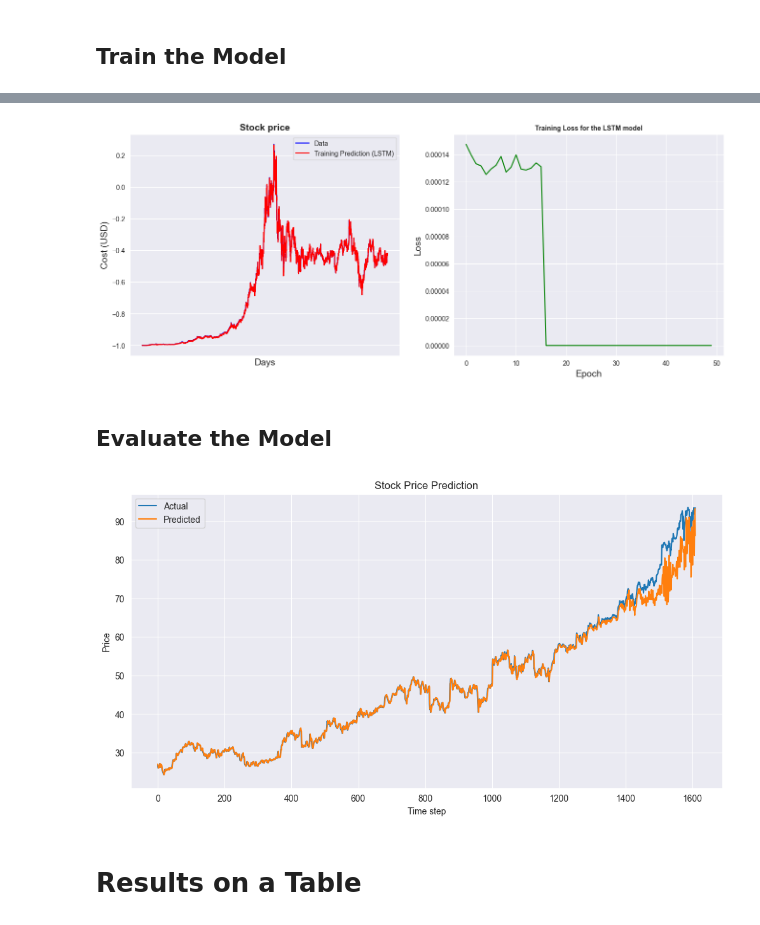
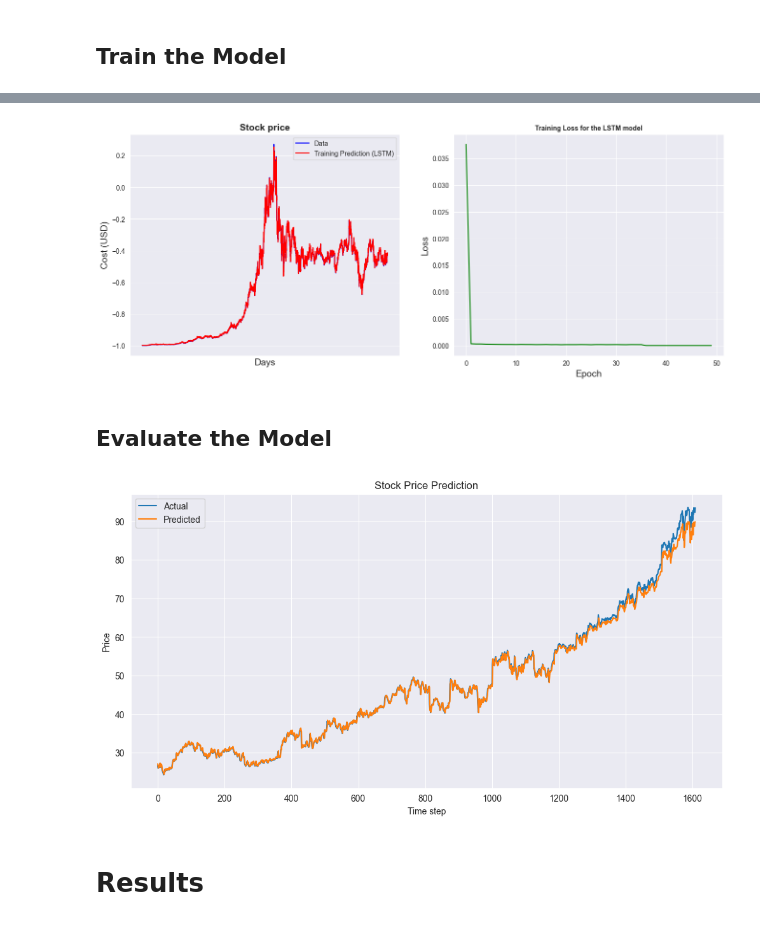
Before and after one commit to defnemeric/microsoft-project-summer, a Jupyter notebook: stock-prediction-pytorch.ipynb, the cells around one changed output, grey strips where cells are left out. Drawn from its saved outputs; the diff is of its cells as text; code cells hidden in the pictures.

```diff
--- a/stock-prediction-pytorch.ipynb
+++ b/stock-prediction-pytorch.ipynb
@@ -338,9 +340,9 @@ learning_rate = study.best_params['lr']
 batch_size = study.best_params['batch_size']
 # %%
 # Initialize the model, loss function, and optimizer
-model = LSTM(input_dim=input_dim, hidden_dim=hidden_dim, output_dim=output_dim, num_layers=num_layers)
-loss_fn = torch.nn.MSELoss(reduction='mean')
-optimizer = torch.optim.Adam(model.parameters(), lr=learning_rate)
+model = LSTM(input_dim=input_dim, hidden_dim=hidden_dim, output_dim=output_dim, num_layers=num_layers).to(device)
+loss_fn = torch.nn.MSELoss(reduction='mean') # mean squared error loss
+optimizer = torch.optim.Adam(model.parameters(), lr=learning_rate) # Adam optimizer
 # %%
 # Create TensorDatasets
 train_dataset = TensorDataset(x_train, y_train_lstm)
@@ -352,14 +354,17 @@ val_loader = DataLoader(val_dataset, batch_size=batch_size, shuffle=False)
 # %% [markdown]
 ## Train the Model
 # %%
-hist = np.zeros(num_epochs)
-def train_model(model, loss_fn, optimizer, train_loader, val_loader, num_epochs=num_epochs, patience=10):
+
+def train_model(model, loss_fn, optimizer, train_loader, val_loader, num_epochs=50, patience=10):
     early_stopping = EarlyStopping(patience=patience)
     best_val_loss = float('inf')
     best_train_loss = float('inf')
+    best_epoch = 0
     start_time = time.time()
 
-    for epoch in range(num_epochs):
+    hist = np.zeros(num_epochs)
+
+    for epoch in trange(num_epochs, desc="Training Progress"):
         model.train()
         total_train_loss = 0
         for x_batch, y_batch in train_loader:
@@ -384,17 +389,21 @@ def train_model(model, loss_fn, optimizer, train_loader, val_loader, num_epochs=
 
         avg_val_loss = total_val_loss / len(val_loader)
         hist[epoch] = avg_train_loss
-        print(f"Epoch {epoch+1}/{num_epochs}, Train Loss: {avg_train_loss:.6f}, Val Loss: {avg_val_loss:.6f}")
+
+        print(f"Epoch {epoch+1}/{num_epochs} | Train Loss: {avg_train_loss:.6f} | Val Loss: {avg_val_loss:.6f}")
+
+        if avg_val_loss < best_val_loss:
+            best_val_loss = avg_val_loss
+            best_train_loss = avg_train_loss
+            best_epoch = epoch
 
         if early_stopping(avg_val_loss):
             print(f"Early stopping triggered at epoch {epoch+1}")
             break
 
-        best_train_loss = avg_train_loss
+    training_time = time.time() - start_time
+    print(f"Best epoch: {best_epoch+1} | Best Val Loss: {best_val_loss:.6f}")
+    return best_train_loss, best_val_loss, training_time, hist
 
-    training_time = time.time() - start_time
-    return best_train_loss, avg_val_loss, training_time
-
-
-train_model(model, loss_fn, optimizer, train_loader, val_loader, num_epochs)
+train_mse, val_mse, train_time, hist = train_model(model, loss_fn, optimizer, train_loader, val_loader, num_epochs=50)
 # %% [output]
@@ -446,42 +450,42 @@ plt.savefig('images/lstm_training_loss.png')
 
 # The training prediction for the LSTM model is really good.
 # %% [output]
-[figure, old version]
+[figure, new version]
 # %% [markdown]
 ## Evaluate the Model
 # %%
 def evaluate_model(model, x_test, y_test, scaler):
     model.eval()
     with torch.no_grad():
-        predictions = model(x_test).to(device)
+        predictions = model(x_test)
         true_values = y_test.cpu().numpy()
 
     # Inverse scale
     predictions_rescaled = scaler.inverse_transform(predictions.cpu().numpy())
 
     true_rescaled = scaler.inverse_transform(true_values)
 
     return predictions_rescaled, true_rescaled
 
 predicted, actual = evaluate_model(model, x_test, y_test_lstm, scaler)
 
 # Plot
 import matplotlib.pyplot as plt
 plt.figure(figsize=(12,6))
 plt.plot(actual, label="Actual")
 plt.plot(predicted, label="Predicted")
 plt.title("Stock Price Prediction")
 plt.xlabel("Time step")
 plt.ylabel("Price")
 plt.legend()
 plt.savefig('images/lstm_prediction.png')
 plt.show()
 
 # The model was performing better at the training dataset than the test dataset, which is a common issue in machine learning when overfitting occurs.
 # LSTM model is composed of a cell, an input gate, an output gate, and a forget gate. This complicated model needs a lot of data to train properly
 # If the model is trained on a small dataset (like the one I used here), it can lead to overfitting, where the model learns the training data too well and fails to generalize to new data.
 # %% [output]
-[figure, old version]
+[figure, new version]
 # %% [markdown]
-# Results on a Table
+# Results
 # %%
```
Also changed, not shown: parts of 13 cells of this notebook, 2 other files.
